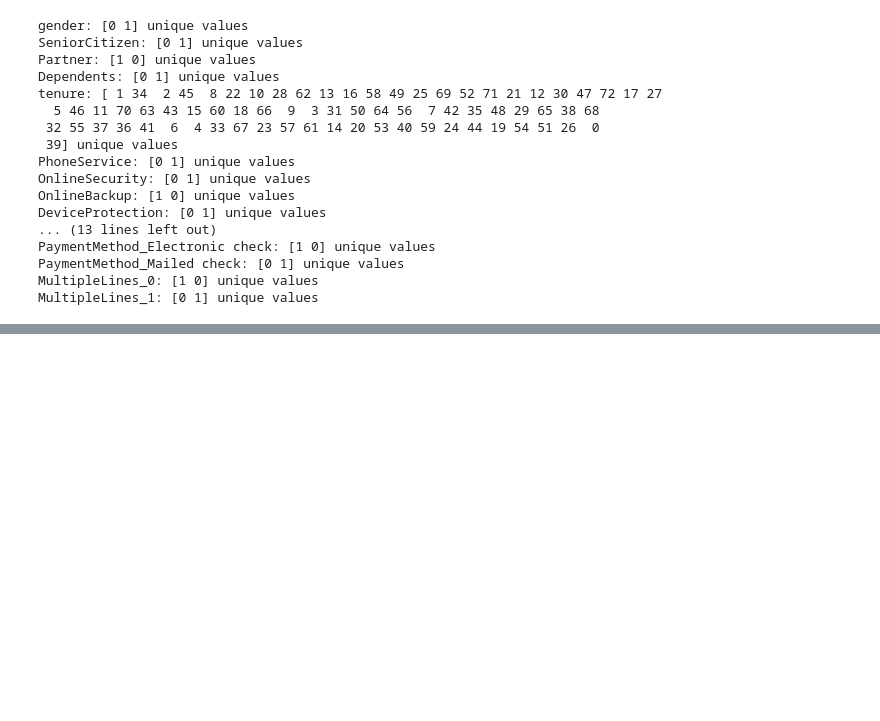
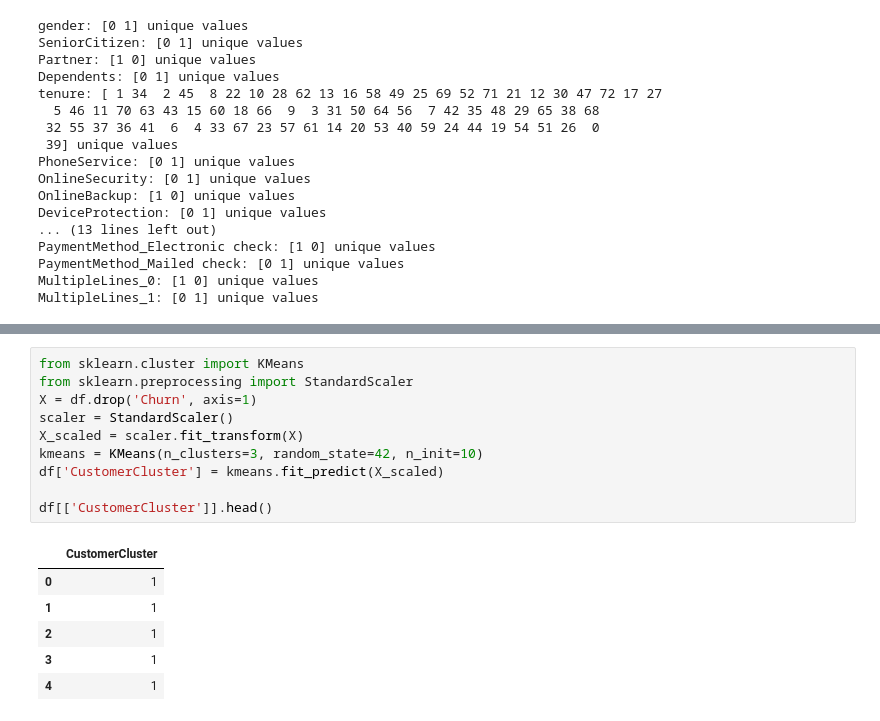
Before and after one commit to MoazIbrahem/Customer-Churn-Prediction, a Jupyter notebook: Code.ipynb, the cells around one changed output, grey strips where cells are left out. Drawn from its saved outputs; the diff is of its cells as text; blank space fills up the shorter version.

```diff
--- a/Code.ipynb
+++ b/Code.ipynb
@@ -290,0 +449,17 @@ MultipleLines_1: [0 1] unique values
+# %%
+from sklearn.cluster import KMeans
+from sklearn.preprocessing import StandardScaler
+X = df.drop('Churn', axis=1)
+scaler = StandardScaler()
+X_scaled = scaler.fit_transform(X)
+kmeans = KMeans(n_clusters=3, random_state=42, n_init=10)
+df['CustomerCluster'] = kmeans.fit_predict(X_scaled)
+
+df[['CustomerCluster']].head()
+# %% [output]
+|  | CustomerCluster |
+| 0 | 1 |
+| 1 | 1 |
+| 2 | 1 |
+| 3 | 1 |
+| 4 | 1 |
```
Also changed, not shown: parts of 27 cells of this notebook.
